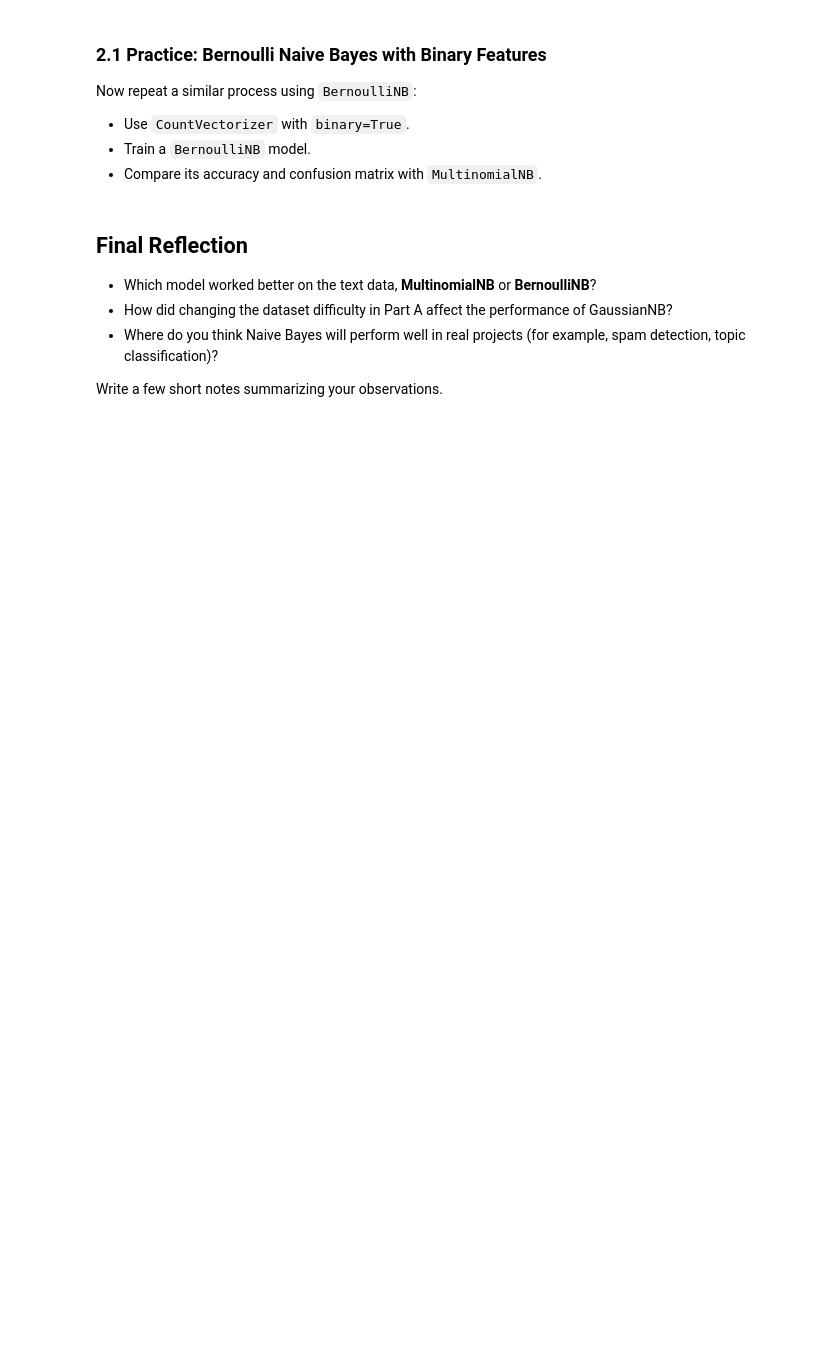
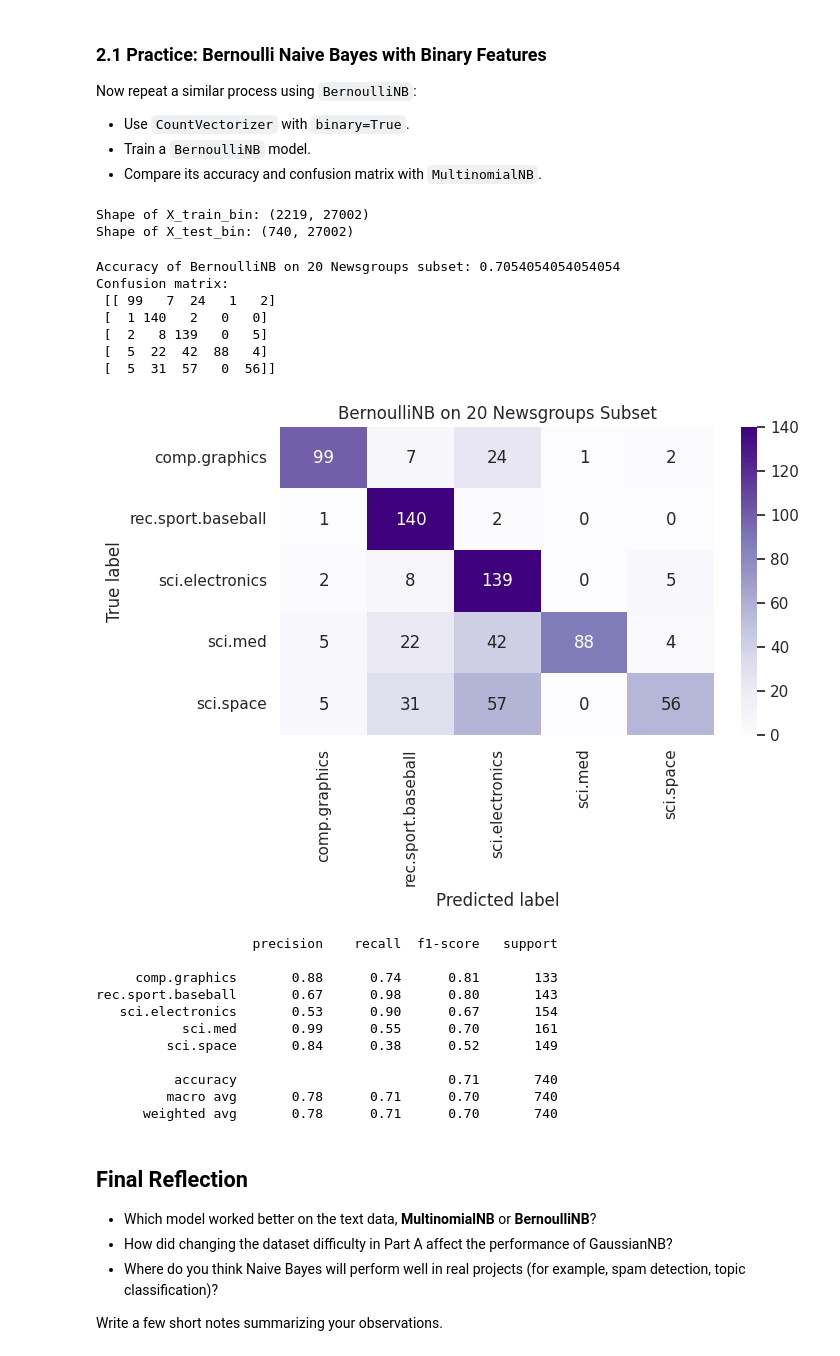
Before and after one commit to habib-153/AI-ML, a Jupyter notebook: M_16_Naive_Practice.ipynb, the cells around one changed output. Saved outputs shown, nothing was run; the diff lists cells and outputs as text; code cells hidden in the pictures; blank space fills up the shorter version.

```diff
--- a/M_16_Naive_Practice.ipynb
+++ b/M_16_Naive_Practice.ipynb
@@ -233,41 +275,64 @@ Now repeat a similar process using `BernoulliNB`:
 # 1. Create a new CountVectorizer with binary=True
 # 2. Fit on X_train_text and transform train and test sets
 
-vectorizer_bin = ...  # TODO: CountVectorizer with binary=True
-X_train_bin = ...     # TODO: fit_transform
-X_test_bin = ...      # TODO: transform
+vectorizer_bin = CountVectorizer(binary=True)
+X_train_bin = vectorizer_bin.fit_transform(X_train_text)   # TODO: fit_transform
+X_test_bin = vectorizer_bin.transform(X_test_text)    # TODO: transform
 
 print('Shape of X_train_bin:', X_train_bin.shape)
 print('Shape of X_test_bin:', X_test_bin.shape)
+# %% [output]
+Shape of X_train_bin: (2219, 27002)
+Shape of X_test_bin: (740, 27002)
 # %%
 # TODO 11: Train and evaluate BernoulliNB
 # Steps:
 # 1. Create a BernoulliNB model
 # 2. Fit it on X_train_bin and y_train_text
 # 3. Predict on X_test_bin
 # 4. Compute accuracy, confusion matrix, and classification report
 # 5. Compare the results with MultinomialNB
 
-bnb = ...  # TODO: create BernoulliNB model
-...
-# TODO: fit the model
-y_pred_bin = ...  # TODO: predictions
-acc_bin = ...     # TODO: accuracy
+bnb = BernoulliNB()
+bnb.fit(X_train_bin, y_train_text)
+
+y_pred_bin = bnb.predict(X_test_bin)  # TODO: predictions
+acc_bin = accuracy_score(y_test_text, y_pred_bin)    # TODO: accuracy
 print('Accuracy of BernoulliNB on 20 Newsgroups subset:', acc_bin)
 
-cm_bin = ...      # TODO: confusion matrix
+cm_bin = confusion_matrix(y_test_text, y_pred_bin)
 print('Confusion matrix:\n', cm_bin)
 
 sns.heatmap(cm_bin, annot=True, fmt='d', cmap='Purples',
             xticklabels=newsgroups.target_names,
             yticklabels=newsgroups.target_names)
 plt.title('BernoulliNB on 20 Newsgroups Subset')
 plt.xlabel('Predicted label')
 plt.ylabel('True label')
 plt.show()
 
-report_bin = ...  # TODO: classification_report
+report_bin = classification_report(y_test_text, y_pred_bin, target_names=newsgroups.target_names) # TODO: classification_report
 print(report_bin)
+# %% [output]
+Accuracy of BernoulliNB on 20 Newsgroups subset: 0.7054054054054054
+Confusion matrix:
+ [[ 99   7  24   1   2]
+ [  1 140   2   0   0]
+ [  2   8 139   0   5]
+ [  5  22  42  88   4]
+ [  5  31  57   0  56]]
+[figure, added]
+                    precision    recall  f1-score   support
+
+     comp.graphics       0.88      0.74      0.81       133
+rec.sport.baseball       0.67      0.98      0.80       143
+   sci.electronics       0.53      0.90      0.67       154
+           sci.med       0.99      0.55      0.70       161
+         sci.space       0.84      0.38      0.52       149
+
+          accuracy                           0.71       740
+         macro avg       0.78      0.71      0.70       740
+      weighted avg       0.78      0.71      0.70       740
 # %% [markdown]
 ## Final Reflection
 
```
Also changed, not shown: parts of 10 cells of this notebook.
